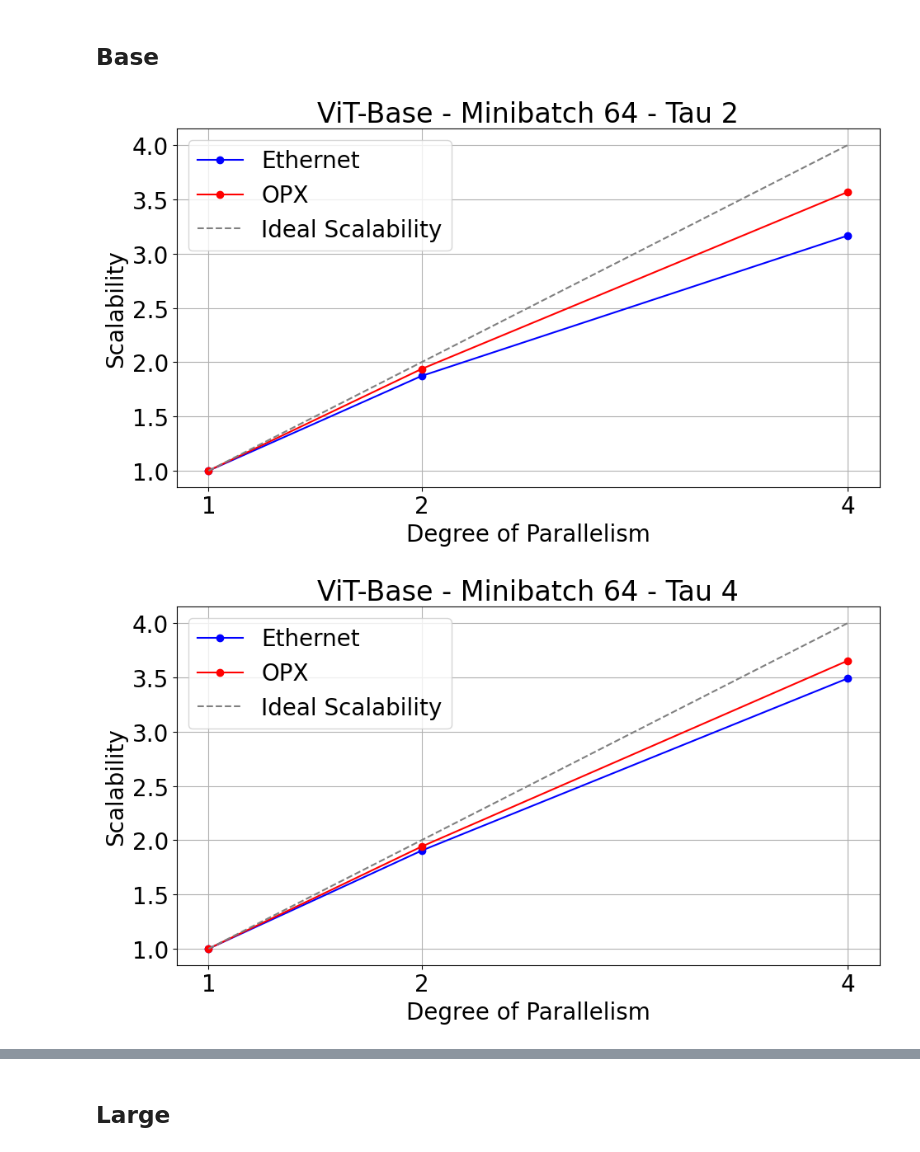
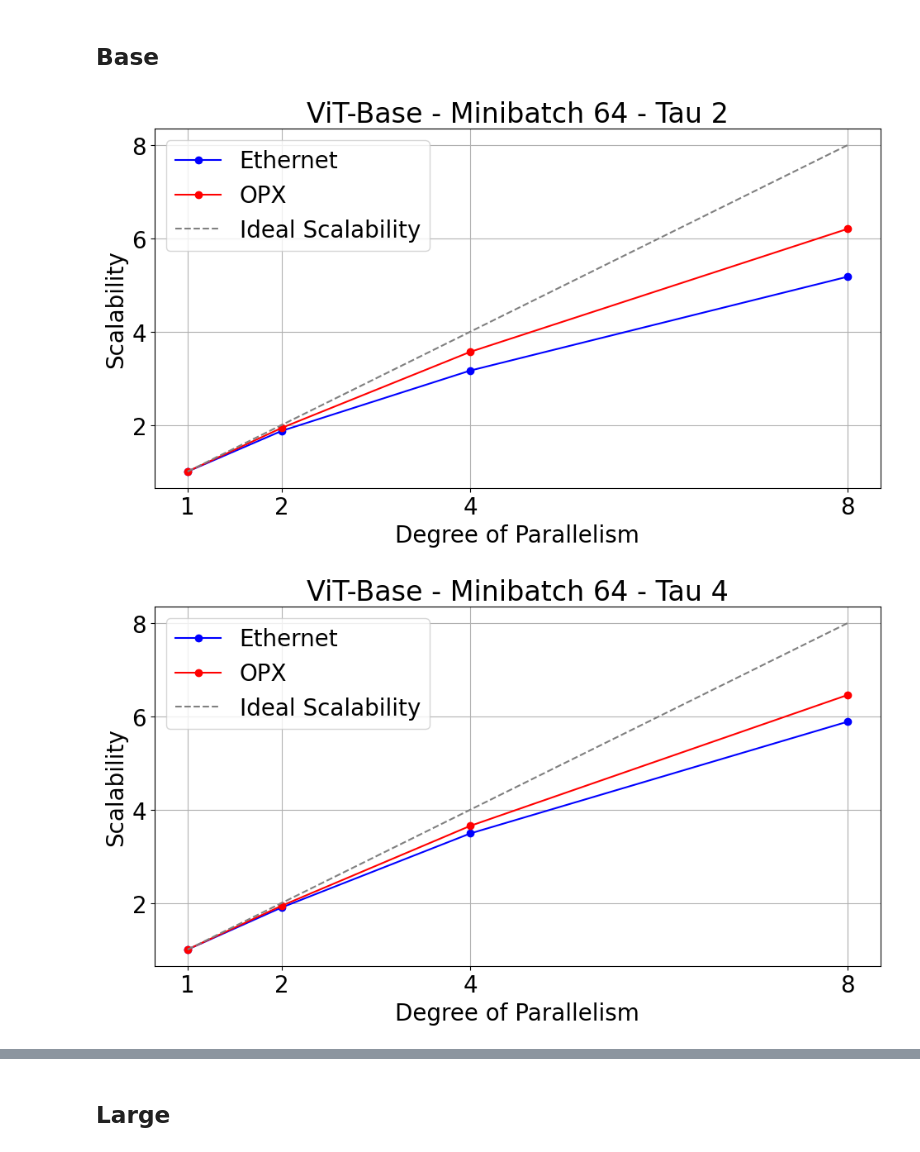
Before and after one commit to JacopoRaffi/Master_Thesis, a Jupyter notebook: analysis/ddpa.ipynb, the cells around one changed output, grey strips where cells are left out. Drawn from its saved outputs; the diff is of its cells as text; code cells hidden in the pictures.

Commit message:
add 8 workers asynch ddp

```diff
--- a/analysis/ddpa.ipynb
+++ b/analysis/ddpa.ipynb
@@ -21,59 +18,71 @@ plt.rcParams['font.size'] = 20
 ddp_1_b_64_2_eth1 = pd.read_csv("../log/asynch_ddp/rank_0_asynch_ddp_1_minibatch_64_tau_2_vit-base-patch16-224-in21k_model_eth1.csv")
 ddp_2_b_64_2_eth1 = pd.read_csv("../log/asynch_ddp/rank_0_asynch_ddp_2_minibatch_64_tau_2_vit-base-patch16-224-in21k_model_eth1.csv")
 ddp_4_b_64_2_eth1 = pd.read_csv("../log/asynch_ddp/rank_0_asynch_ddp_4_minibatch_64_tau_2_vit-base-patch16-224-in21k_model_eth1.csv")
+ddp_8_b_64_2_eth1 = pd.read_csv("../log/asynch_ddp/rank_0_asynch_ddp_8_minibatch_64_tau_2_vit-base-patch16-224-in21k_model_eth1.csv")
 
 ddp_2_b_64_2_ib0 = pd.read_csv("../log/asynch_ddp/rank_0_asynch_ddp_2_minibatch_64_tau_2_vit-base-patch16-224-in21k_model_ib0.csv")
 ddp_4_b_64_2_ib0 = pd.read_csv("../log/asynch_ddp/rank_0_asynch_ddp_4_minibatch_64_tau_2_vit-base-patch16-224-in21k_model_ib0.csv")
+ddp_8_b_64_2_ib0 = pd.read_csv("../log/asynch_ddp/rank_0_asynch_ddp_8_minibatch_64_tau_2_vit-base-patch16-224-in21k_model_ib0.csv")
 
 ddp_1_b_64_2_eth1 = ddp_1_b_64_2_eth1[ddp_1_b_64_2_eth1['phase'] == 'train']
 ddp_2_b_64_2_eth1 = ddp_2_b_64_2_eth1[ddp_2_b_64_2_eth1['phase'] == 'train']
 ddp_4_b_64_2_eth1 = ddp_4_b_64_2_eth1[ddp_4_b_64_2_eth1['phase'] == 'train']
+ddp_8_b_64_2_eth1 = ddp_8_b_64_2_eth1[ddp_8_b_64_2_eth1['phase'] == 'train']
 
 ddp_2_b_64_2_ib0 = ddp_2_b_64_2_ib0[ddp_2_b_64_2_ib0['phase'] == 'train']
 ddp_4_b_64_2_ib0 = ddp_4_b_64_2_ib0[ddp_4_b_64_2_ib0['phase'] == 'train']
+ddp_8_b_64_2_ib0 = ddp_8_b_64_2_ib0[ddp_8_b_64_2_ib0['phase'] == 'train']
 
 # ------------------------------- TAU 4 ---------------------------------------------------
 ddp_1_b_64_4_eth1 = pd.read_csv("../log/asynch_ddp/rank_0_asynch_ddp_1_minibatch_64_tau_4_vit-base-patch16-224-in21k_model_eth1.csv")
 ddp_2_b_64_4_eth1 = pd.read_csv("../log/asynch_ddp/rank_0_asynch_ddp_2_minibatch_64_tau_4_vit-base-patch16-224-in21k_model_eth1.csv")
 ddp_4_b_64_4_eth1 = pd.read_csv("../log/asynch_ddp/rank_0_asynch_ddp_4_minibatch_64_tau_4_vit-base-patch16-224-in21k_model_eth1.csv")
+ddp_8_b_64_4_eth1 = pd.read_csv("../log/asynch_ddp/rank_0_asynch_ddp_8_minibatch_64_tau_4_vit-base-patch16-224-in21k_model_eth1.csv")
 
 ddp_2_b_64_4_ib0 = pd.read_csv("../log/asynch_ddp/rank_0_asynch_ddp_2_minibatch_64_tau_4_vit-base-patch16-224-in21k_model_ib0.csv")
 ddp_4_b_64_4_ib0 = pd.read_csv("../log/asynch_ddp/rank_0_asynch_ddp_4_minibatch_64_tau_4_vit-base-patch16-224-in21k_model_ib0.csv")
+ddp_8_b_64_4_ib0 = pd.read_csv("../log/asynch_ddp/rank_0_asynch_ddp_8_minibatch_64_tau_4_vit-base-patch16-224-in21k_model_ib0.csv")
 
 ddp_1_b_64_4_eth1 = ddp_1_b_64_4_eth1[ddp_1_b_64_4_eth1['phase'] == 'train']
 ddp_2_b_64_4_eth1 = ddp_2_b_64_4_eth1[ddp_2_b_64_4_eth1['phase'] == 'train']
 ddp_4_b_64_4_eth1 = ddp_4_b_64_4_eth1[ddp_4_b_64_4_eth1['phase'] == 'train']
+ddp_8_b_64_4_eth1 = ddp_8_b_64_4_eth1[ddp_8_b_64_4_eth1['phase'] == 'train']
 
 ddp_2_b_64_4_ib0 = ddp_2_b_64_4_ib0[ddp_2_b_64_4_ib0['phase'] == 'train']
 ddp_4_b_64_4_ib0 = ddp_4_b_64_4_ib0[ddp_4_b_64_4_ib0['phase'] == 'train']
+ddp_8_b_64_4_ib0 = ddp_8_b_64_4_ib0[ddp_8_b_64_4_ib0['phase'] == 'train']
 
 # ----------------------------------- TAU 8 ----------------------------------------------------
 ddp_1_b_64_8_eth1 = pd.read_csv("../log/asynch_ddp/rank_0_asynch_ddp_1_minibatch_64_tau_8_vit-base-patch16-224-in21k_model_eth1.csv")
 ddp_2_b_64_8_eth1 = pd.read_csv("../log/asynch_ddp/rank_0_asynch_ddp_2_minibatch_64_tau_8_vit-base-patch16-224-in21k_model_eth1.csv")
 ddp_4_b_64_8_eth1 = pd.read_csv("../log/asynch_ddp/rank_0_asynch_ddp_4_minibatch_64_tau_8_vit-base-patch16-224-in21k_model_eth1.csv")
+ddp_8_b_64_8_eth1 = pd.read_csv("../log/asynch_ddp/rank_0_asynch_ddp_8_minibatch_64_tau_8_vit-base-patch16-224-in21k_model_eth1.csv")
 
 ddp_2_b_64_8_ib0 = pd.read_csv("../log/asynch_ddp/rank_0_asynch_ddp_2_minibatch_64_tau_8_vit-base-patch16-224-in21k_model_ib0.csv")
 ddp_4_b_64_8_ib0 = pd.read_csv("../log/asynch_ddp/rank_0_asynch_ddp_4_minibatch_64_tau_8_vit-base-patch16-224-in21k_model_ib0.csv")
+ddp_8_b_64_8_ib0 = pd.read_csv("../log/asynch_ddp/rank_0_asynch_ddp_8_minibatch_64_tau_8_vit-base-patch16-224-in21k_model_ib0.csv")
 
 ddp_1_b_64_8_eth1 = ddp_1_b_64_8_eth1[ddp_1_b_64_8_eth1['phase'] == 'train']
 ddp_2_b_64_8_eth1 = ddp_2_b_64_8_eth1[ddp_2_b_64_8_eth1['phase'] == 'train']
 ddp_4_b_64_8_eth1 = ddp_4_b_64_8_eth1[ddp_4_b_64_8_eth1['phase'] == 'train']
+ddp_8_b_64_8_eth1 = ddp_8_b_64_8_eth1[ddp_8_b_64_8_eth1['phase'] == 'train']
 
 ddp_2_b_64_8_ib0 = ddp_2_b_64_8_ib0[ddp_2_b_64_8_ib0['phase'] == 'train']
 ddp_4_b_64_8_ib0 = ddp_4_b_64_8_ib0[ddp_4_b_64_8_ib0['phase'] == 'train']
+ddp_8_b_64_8_ib0 = ddp_8_b_64_8_ib0[ddp_8_b_64_8_ib0['phase'] == 'train']
 # %%
 plt.figure(figsize=(10,6))
-plot_speedup([ddp_1_b_64_2_eth1, ddp_2_b_64_2_eth1, ddp_4_b_64_2_eth1], "ViT-Base - Minibatch 64 - Tau 2", "Ethernet", color='blue', plot_ideal=False, asynch=True)
-plot_speedup([ddp_1_b_64_2_eth1, ddp_2_b_64_2_ib0, ddp_4_b_64_2_ib0], "ViT-Base - Minibatch 64 - Tau 2", "OPX", color='red', plot_ideal=True, asynch=True)
+plot_speedup([ddp_1_b_64_2_eth1, ddp_2_b_64_2_eth1, ddp_4_b_64_2_eth1, ddp_8_b_64_2_eth1], "ViT-Base - Minibatch 64 - Tau 2", "Ethernet", color='blue', plot_ideal=False, asynch=True)
+plot_speedup([ddp_1_b_64_2_eth1, ddp_2_b_64_2_ib0, ddp_4_b_64_2_ib0, ddp_8_b_64_2_ib0], "ViT-Base - Minibatch 64 - Tau 2", "OPX", color='red', plot_ideal=True, asynch=True)
 plt.tight_layout()
 # %% [output]
-[figure, old version]
+[figure, new version]
 # %%
 plt.figure(figsize=(10,6))
-plot_speedup([ddp_1_b_64_4_eth1, ddp_2_b_64_4_eth1, ddp_4_b_64_4_eth1], "ViT-Base - Minibatch 64 - Tau 4", "Ethernet", color='blue', plot_ideal=False, asynch=True)
-plot_speedup([ddp_1_b_64_4_eth1, ddp_2_b_64_4_ib0, ddp_4_b_64_4_ib0], "ViT-Base - Minibatch 64 - Tau 4", "OPX", color='red', plot_ideal=True, asynch=True)
+plot_speedup([ddp_1_b_64_4_eth1, ddp_2_b_64_4_eth1, ddp_4_b_64_4_eth1, ddp_8_b_64_4_eth1], "ViT-Base - Minibatch 64 - Tau 4", "Ethernet", color='blue', plot_ideal=False, asynch=True)
+plot_speedup([ddp_1_b_64_4_eth1, ddp_2_b_64_4_ib0, ddp_4_b_64_4_ib0, ddp_8_b_64_4_ib0], "ViT-Base - Minibatch 64 - Tau 4", "OPX", color='red', plot_ideal=True, asynch=True)
 plt.tight_layout()
 # %% [output]
-[figure, old version]
+[figure, new version]
 # %%
 plt.figure(figsize=(10,6))
```
Also changed, not shown: parts of 15 cells of this notebook.
